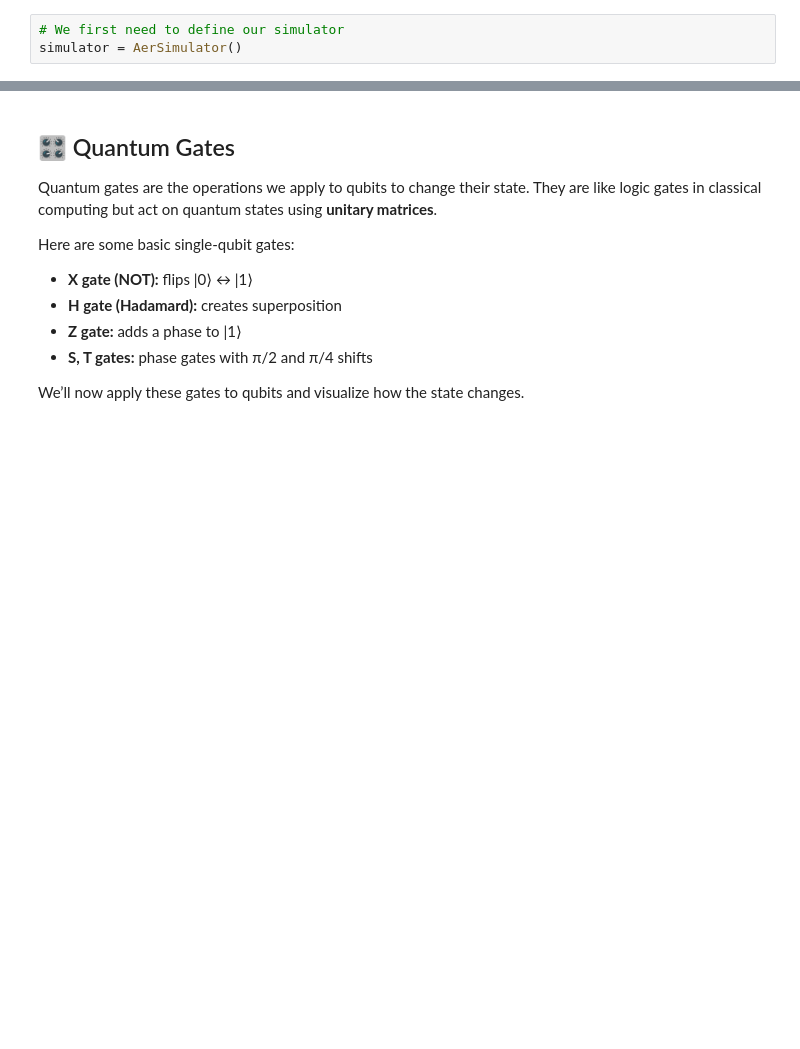
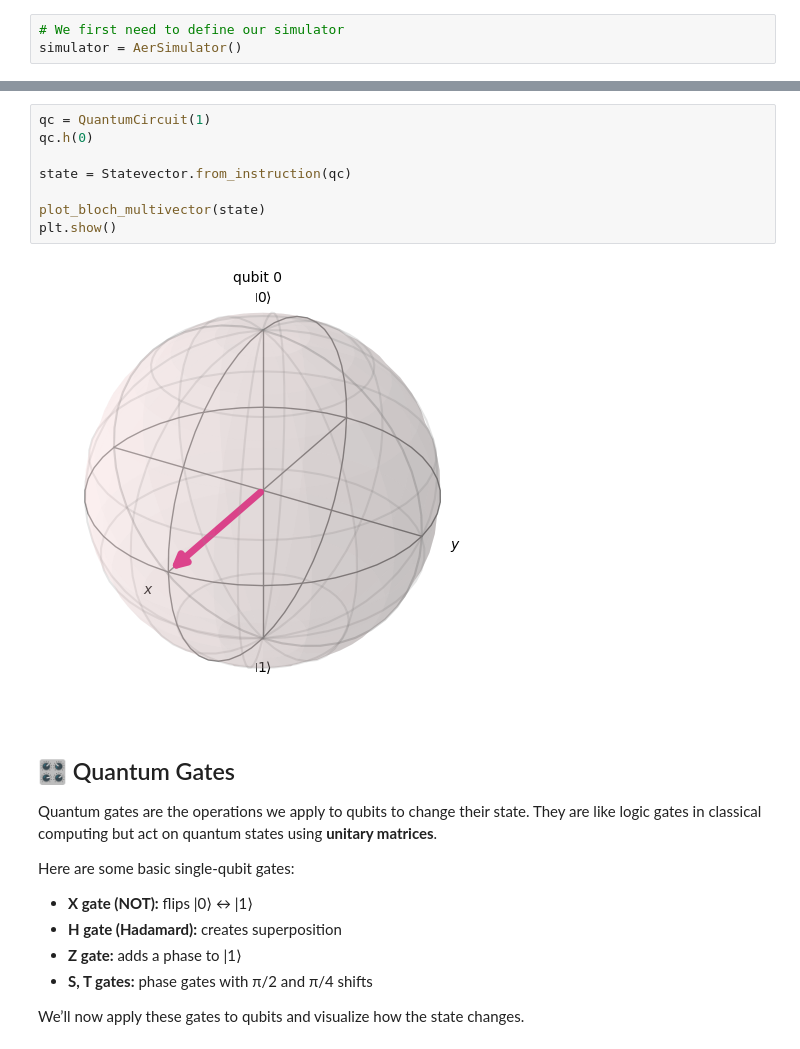
Before and after one commit to quantum-gabo/Quantum-Computing-Club, a Jupyter notebook: meetings/meeting02/Quantum_Workshop_Coding_Session.ipynb, the cells around one changed output, grey strips where cells are left out. Saved outputs shown, nothing was run; the diff lists cells and outputs as text; blank space fills up the shorter version.

```diff
--- a/meetings/meeting02/Quantum_Workshop_Coding_Session.ipynb
+++ b/meetings/meeting02/Quantum_Workshop_Coding_Session.ipynb
@@ -95,3 +102,13 @@ plot_histogram(counts)
+# %%
+qc = QuantumCircuit(1)
+qc.h(0)
+
+state = Statevector.from_instruction(qc)
+
+plot_bloch_multivector(state)
+plt.show()
+# %% [output]
+[figure, added]
 # %% [markdown]
 ## 🎛️ Quantum Gates
 
```
Also changed, not shown: parts of 25 cells of this notebook, 3 other files.
